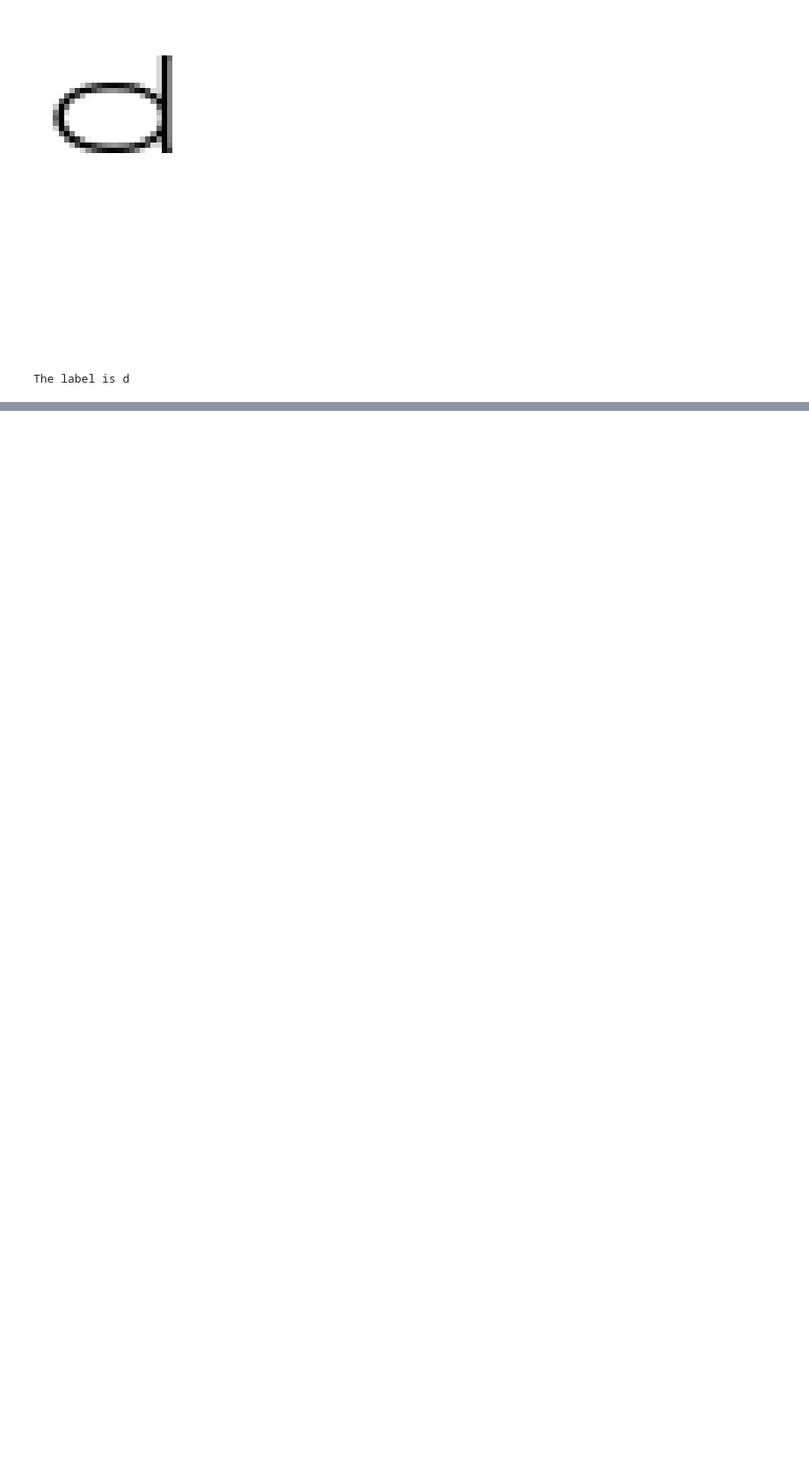
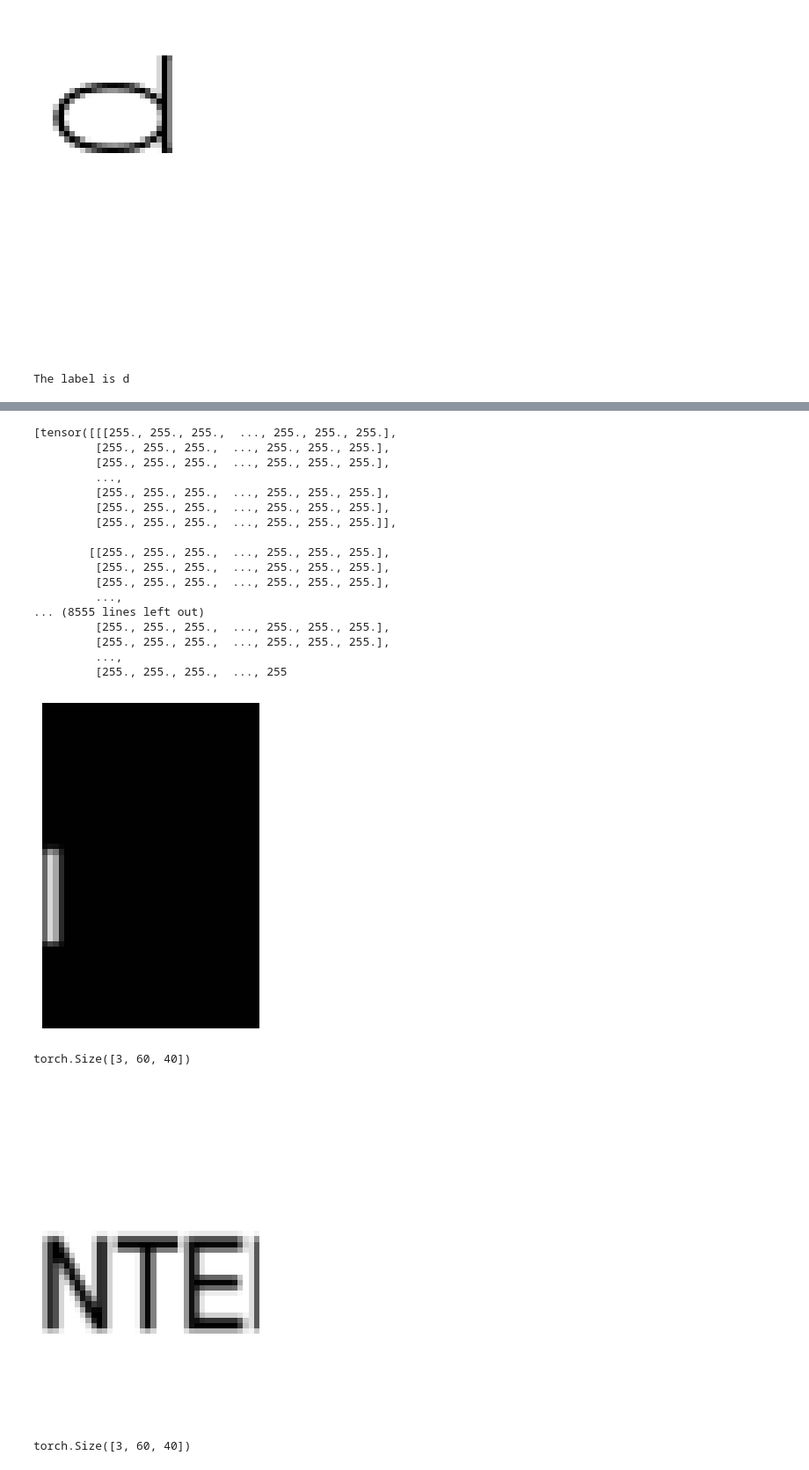
Before and after one commit to mgoldgirsh/ocr-evaluation, a Jupyter notebook: trained_ocr.ipynb, the cells around one changed output, grey strips where cells are left out. Shown: that part at 88% size. Drawn from its saved outputs; the diff is of its cells as text; code cells hidden in the pictures; blank space fills up the shorter version.

```diff
--- a/trained_ocr.ipynb
+++ b/trained_ocr.ipynb
@@ -529,0 +592,32 @@ Difference between documents/doc2.png and ocr is: 0.9172535211267606
+# %%
+# Try the better segmentation metric
+# Looks better!
+segments = better_document_segementation("documents/doc1.png")
+print(segments)
+for i, se in enumerate(segments):
+    if i > 5:
+        break
+    print(se.shape)
+    display_image(se)
+# %% [output]
+[tensor([[[255., 255., 255.,  ..., 255., 255., 255.],
+         [255., 255., 255.,  ..., 255., 255., 255.],
+         [255., 255., 255.,  ..., 255., 255., 255.],
+         ...,
+         [255., 255., 255.,  ..., 255., 255., 255.],
+         [255., 255., 255.,  ..., 255., 255., 255.],
+         [255., 255., 255.,  ..., 255., 255., 255.]],
+
+        [[255., 255., 255.,  ..., 255., 255., 255.],
+         [255., 255., 255.,  ..., 255., 255., 255.],
+         [255., 255., 255.,  ..., 255., 255., 255.],
+         ...,
+... (8555 lines left out)
+         [255., 255., 255.,  ..., 255., 255., 255.],
+         [255., 255., 255.,  ..., 255., 255., 255.],
+         ...,
+         [255., 255., 255.,  ..., 255
+[figure, added]
+torch.Size([3, 60, 40])
+[figure, added]
+torch.Size([3, 60, 40])
```
Also changed, not shown: parts of 7 cells of this notebook, 5 other files.
